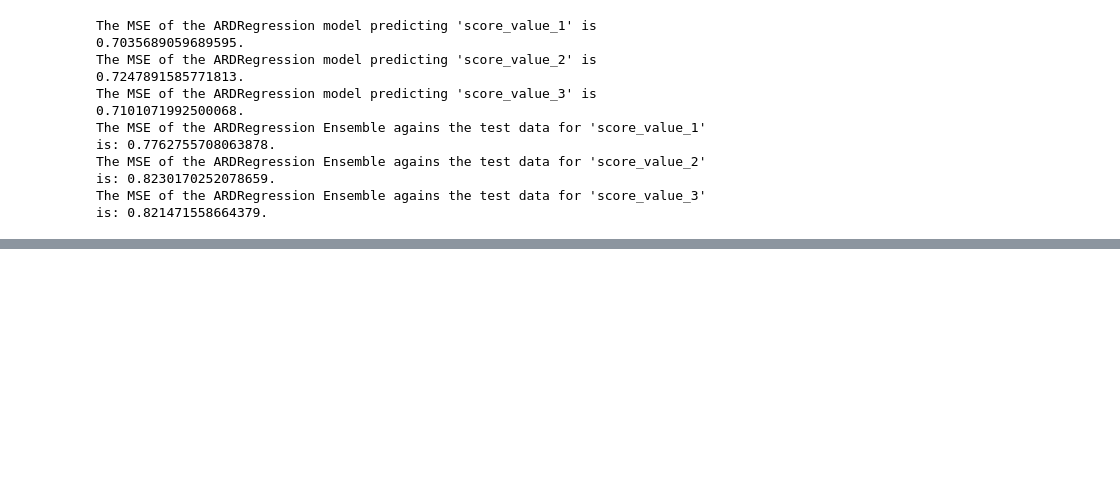
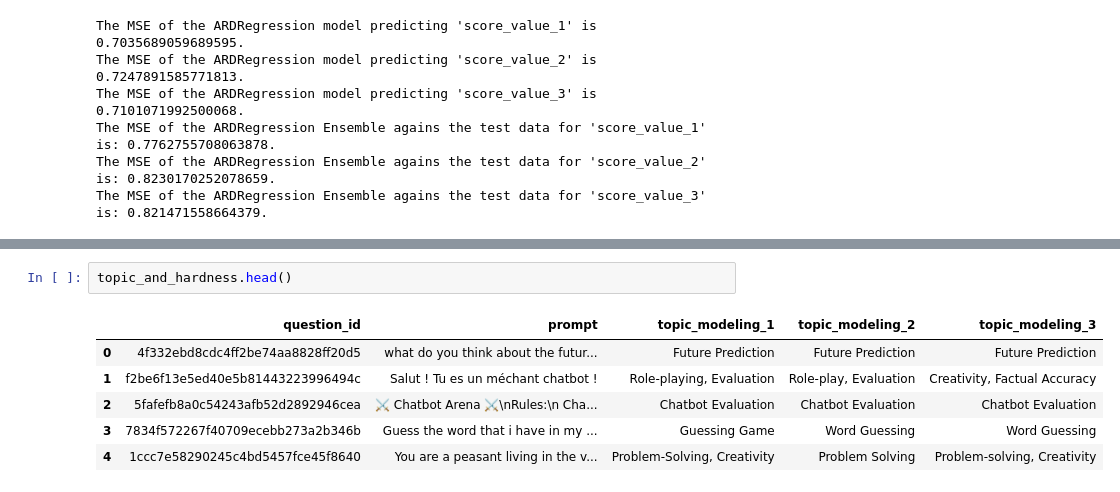
Before and after one commit to rigpin2014/Data200_GradPro, a Jupyter notebook: Milestone 3/nlp_patt_task_b.ipynb, the cells around one changed output, grey strips where cells are left out. Cells and saved outputs as stored; diff of their text form; blank space fills up the shorter version.

```diff
--- a/Milestone 3/nlp_patt_task_b.ipynb
+++ b/Milestone 3/nlp_patt_task_b.ipynb
@@ -448,0 +520,9 @@ The MSE of the ARDRegression Ensemble agains the test data for 'score_value_3' i
+# %%
+topic_and_hardness.head()
+# %% [output]
+|  | question_id | prompt | topic_modeling_1 | topic_modeling_2 | topic_modeling_3 |
+| 0 | 4f332ebd8cdc4ff2be74aa8828ff20d5 | what do you think about the futur... | Future Prediction | Future Prediction | Future Prediction |
+| 1 | f2be6f13e5ed40e5b81443223996494c | Salut ! Tu es un méchant chatbot ! | Role-playing, Evaluation | Role-play, Evaluation | Creativity, Factual Accuracy |
+| 2 | 5fafefb8a0c54243afb52d2892946cea | ⚔️ Chatbot Arena ⚔️\nRules:\n Cha... | Chatbot Evaluation | Chatbot Evaluation | Chatbot Evaluation |
+| 3 | 7834f572267f40709ecebb273a2b346b | Guess the word that i have in my ... | Guessing Game | Word Guessing | Word Guessing |
+| 4 | 1ccc7e58290245c4bd5457fce45f8640 | You are a peasant living in the v... | Problem-Solving, Creativity | Problem Solving | Problem-solving, Creativity |
```
Also changed, not shown: parts of 24 cells of this notebook, 2 other files.
